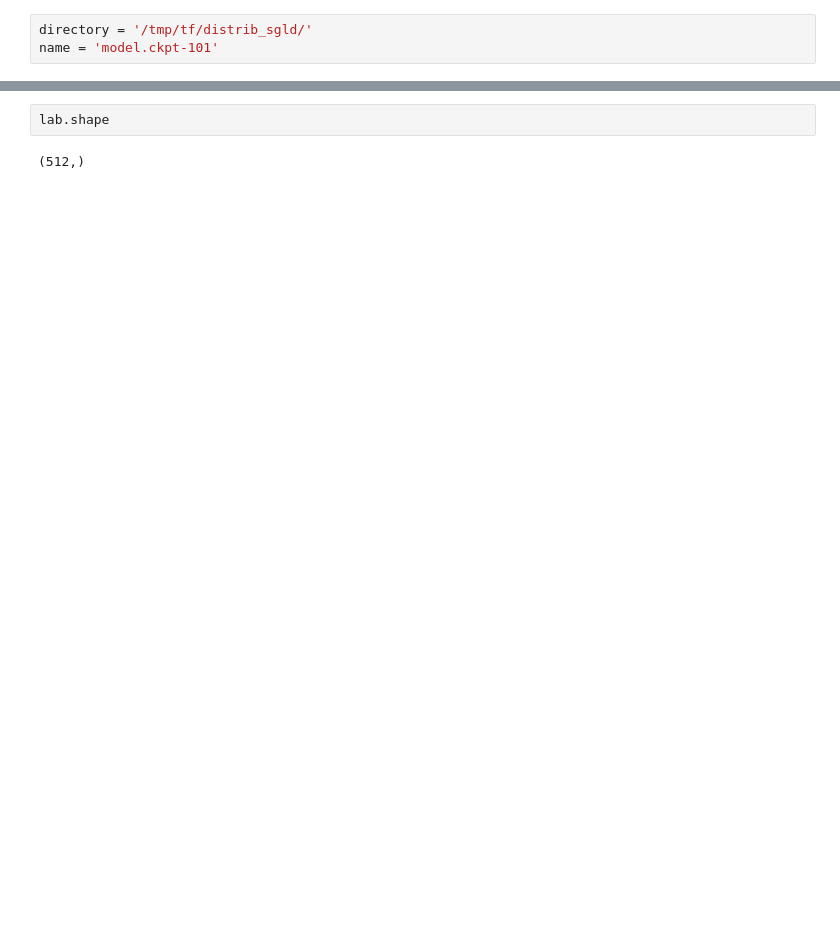
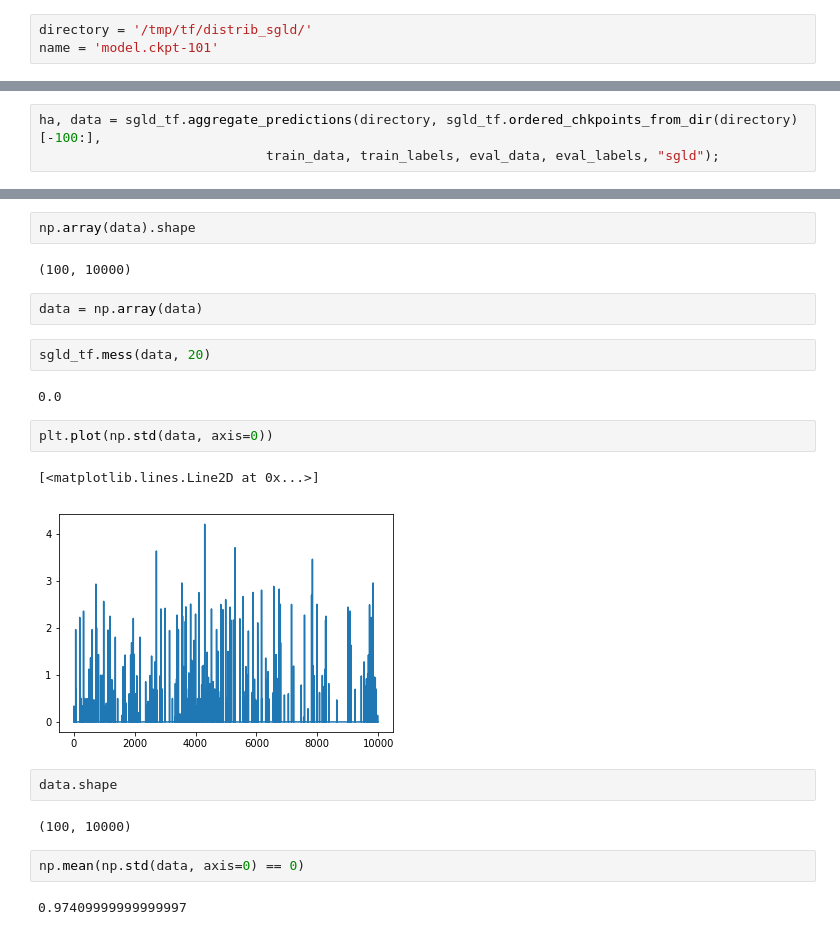
Before and after one commit to henripal/sgld_tf, a Jupyter notebook: nbs/predictions.ipynb, the cells around one changed output, grey strips where cells are left out. Drawn from its saved outputs; the diff is of its cells as text; blank space fills up the shorter version.

```diff
--- a/nbs/predictions.ipynb
+++ b/nbs/predictions.ipynb
@@ -195,0 +43,3 @@ os.listdir(directory)
+# %%
+ha, data = sgld_tf.aggregate_predictions(directory, sgld_tf.ordered_chkpoints_from_dir(directory)[-100:],
+                             train_data, train_labels, eval_data, eval_labels, "sgld");
@@ -196,4 +64,23 @@ os.listdir(directory)
+# %%
+np.array(data).shape
+# %% [output]
+(100, 10000)
+# %%
+data = np.array(data)
+# %%
+sgld_tf.mess(data, 20)
+# %% [output]
+0.0
+# %%
+plt.plot(np.std(data, axis=0))
+# %% [output]
+[<matplotlib.lines.Line2D at 0x...>]
+[figure, added]
 # %%
-lab.shape
+data.shape
 # %% [output]
-(512,)
+(100, 10000)
+# %%
+np.mean(np.std(data, axis=0) == 0)
+# %% [output]
+0.97409999999999997
```
Also changed, not shown: parts of 15 cells of this notebook, 8 other files.
